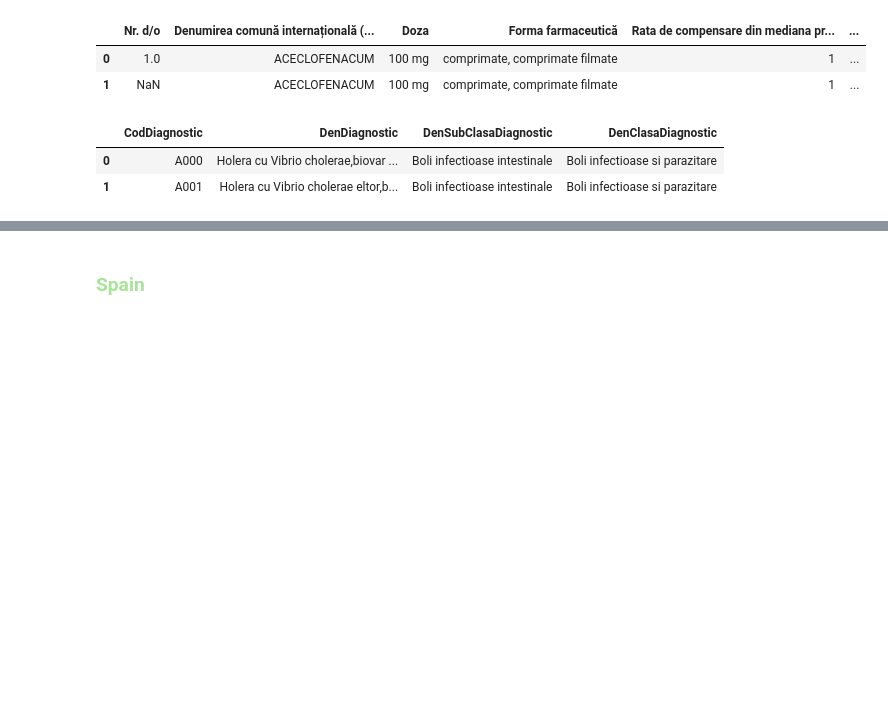
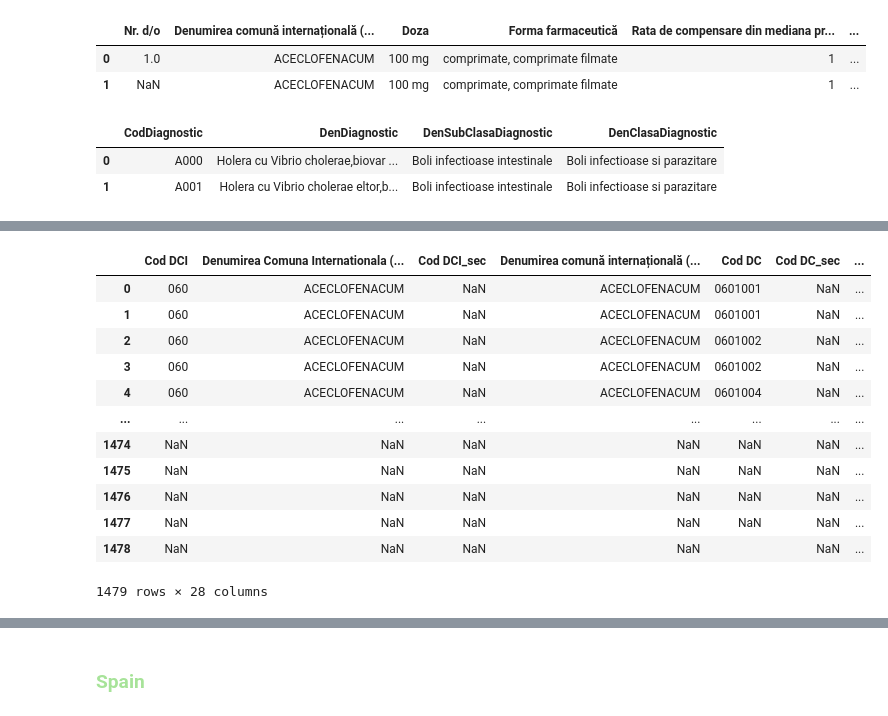
Before and after one commit to LEValexSci/Data_Analytics_2025-2026, a Jupyter notebook: Tasca S13_Project/transformation_etc_pipeline.ipynb, the cells around one changed output, grey strips where cells are left out. Cells and saved outputs as stored; diff of their text form; code cells hidden in the pictures; blank space fills up the shorter version.

```diff
--- a/Tasca S13_Project/transformation_etc_pipeline.ipynb
+++ b/Tasca S13_Project/transformation_etc_pipeline.ipynb
@@ -42,4 +45,4 @@ display(cim.head(2))
 | 0 | A000 | Holera cu Vibrio cholerae,biovar ... | Boli infectioase intestinale | Boli infectioase si parazitare |
 | 1 | A001 | Holera cu Vibrio cholerae eltor,b... | Boli infectioase intestinale | Boli infectioase si parazitare |
 # %%
-dc_cim = lista_dc_cnam.merge(cim, )
+dc_dci_coverage = pd.merge(lista_dc_cnam, dci[["Denumirea comună internațională (DCI)", "Doza", "Forma farmaceutică", "Rata de compensare din mediana prețurilor", "Suma fixă compensată per unitate de măsură (MDL), inclusiv TVA", "Suma fixă compensată per unitate de măsură (MDL), fără TVA", "Cod CIM \nde diagnostic/limitare indicație", "Durata tratamentului", "Destinat"]], left_on='Denumirea Comuna Internationala (DCI)', right_on='Denumirea comună internațională (DCI)', how='outer', suffixes=("_dc", "_dci"))
@@ -45,0 +76,55 @@ dc_cim = lista_dc_cnam.merge(cim, )
+# %%
+# Select and rearrange necessary fields
+dc_dci_coverage = dc_dci_coverage.reindex(columns=[
+    'Cod DCI',
+    'Denumirea Comuna Internationala (DCI)',
+    'Cod DCI_sec',
+    'Denumirea comună internațională (DCI)',
+    'Cod DC',
+    'Cod DC_sec',
+    'Denumirea comercială (DC)',
+    'Cod ATC',
+    'Cod medicament (Catalogul național de prețuri)',
+    'Număr de înregistrare',
+    'Forma farmaceutică_dc',
+    'Forma farmaceutică_dci',
+    'coverage_type',
+    'Rata de compensare din mediana prețurilor',
+    'is_child_rate',
+    'Grupa maladiilor pentru compensare',
+    'Cod CIM \nde diagnostic/limitare indicație',
+    'Durata tratamentului',
+    'Doza în SI MC',
+    'Doza_dci',
+    'Doza_dc',
+    'Divizarea',
+    'Firma producătoare',
+    'Ţara',
+    'Data înregistrării',
+    'Suma fixă compensată per unitate de măsură (MDL), inclusiv TVA',
+    'Suma fixă compensată per unitate de măsură (MDL), fără TVA',
+    'Destinat'
+])
+# %%
+# Set numeric values
+dc_dci_coverage['Suma fixă compensată per unitate de măsură (MDL), inclusiv TVA'] = dc_dci_coverage['Suma fixă compensată per unitate de măsură (MDL), inclusiv TVA'].replace('nan', np.nan).replace('-', np.nan)
+dc_dci_coverage['Suma fixă compensată per unitate de măsură (MDL), inclusiv TVA'] = dc_dci_coverage['Suma fixă compensată per unitate de măsură (MDL), inclusiv TVA'].fillna(0).astype(float)
+
+dc_dci_coverage['Suma fixă compensată per unitate de măsură (MDL), fără TVA'] = dc_dci_coverage['Suma fixă compensată per unitate de măsură (MDL), fără TVA'].replace('nan', np.nan).replace('-', np.nan)
+dc_dci_coverage['Suma fixă compensată per unitate de măsură (MDL), fără TVA'] = dc_dci_coverage['Suma fixă compensată per unitate de măsură (MDL), fără TVA'].fillna(0).astype(float)
+# %%
+display(dc_dci_coverage.dropna(how='all'))
+# %% [output]
+|  | Cod DCI | Denumirea Comuna Internationala (... | Cod DCI_sec | Denumirea comună internațională (... | Cod DC | Cod DC_sec | ... |
+| 0 | 060 | ACECLOFENACUM | NaN | ACECLOFENACUM | 0601001 | NaN | ... |
+| 1 | 060 | ACECLOFENACUM | NaN | ACECLOFENACUM | 0601001 | NaN | ... |
+| 2 | 060 | ACECLOFENACUM | NaN | ACECLOFENACUM | 0601002 | NaN | ... |
+| 3 | 060 | ACECLOFENACUM | NaN | ACECLOFENACUM | 0601002 | NaN | ... |
+| 4 | 060 | ACECLOFENACUM | NaN | ACECLOFENACUM | 0601004 | NaN | ... |
+| ... | ... | ... | ... | ... | ... | ... | ... |
+| 1474 | NaN | NaN | NaN | NaN | NaN | NaN | ... |
+| 1475 | NaN | NaN | NaN | NaN | NaN | NaN | ... |
+| 1476 | NaN | NaN | NaN | NaN | NaN | NaN | ... |
+| 1477 | NaN | NaN | NaN | NaN | NaN | NaN | ... |
+| 1478 | NaN | NaN | NaN | NaN |  | NaN | ... |
+1479 rows × 28 columns
```
Also changed, not shown: parts of 18 cells of this notebook, 5 other files.
